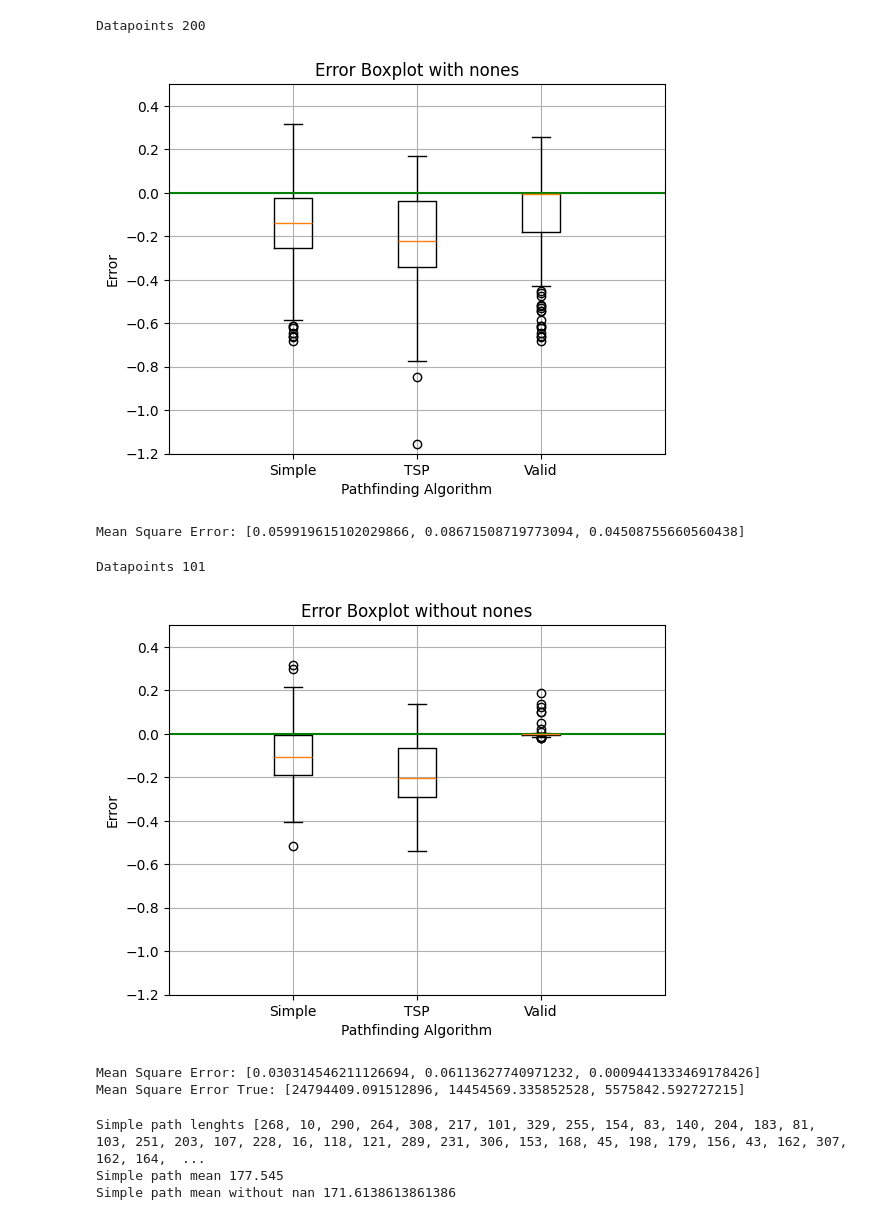
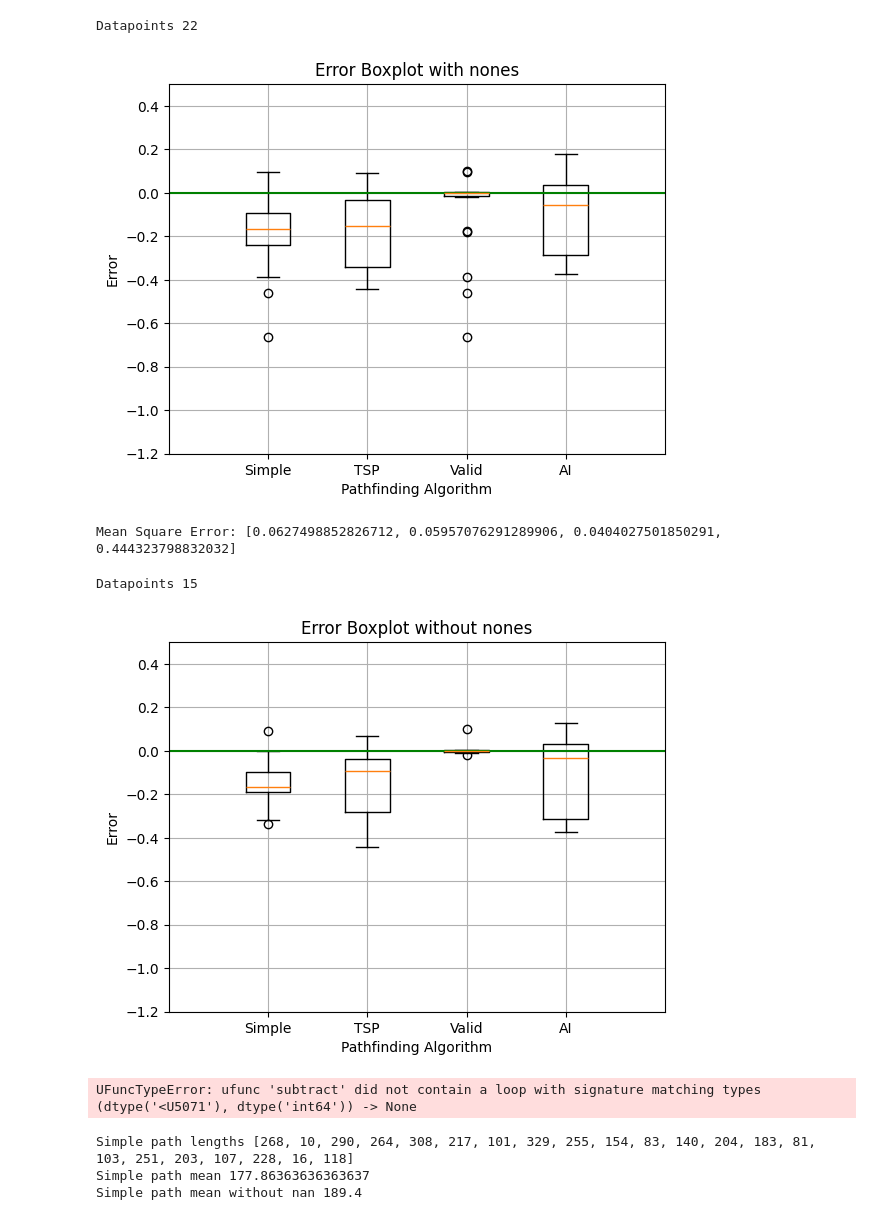
Before and after one commit to maximedrouhin/AI-Lab_Traveling-Salesman-Problem, a Jupyter notebook: statistic_analysis.ipynb, the cells around one changed output. Drawn from its saved outputs; the diff is of its cells as text; code cells hidden in the pictures.

Commit message:
added the AI model to a new evaluation script (copy of the algorythimc_solution script) and added time taken to the results file

```diff
--- a/statistic_analysis.ipynb
+++ b/statistic_analysis.ipynb
@@ -4,48 +4,48 @@ import pandas as pd
 import numpy as np
 # %%
 # Load the CSV file
-df = pd.read_csv('results/results_fin.csv')
+df = pd.read_csv('results/results4.csv')
 
 # Calculate the accuracy
 accuracy = {}
 
-for inx in ['simple_length','tsp_length','valid_length']:
+for inx in ['simple_length','tsp_length','valid_length','AI_prediction']:
     #accuracy[inx] = df['true_length'] / df[inx]
     accuracy[inx] = (df['true_length']-df[inx]) / df['true_length']
 # %%
 #analysis change nan to simple
 import matplotlib.pyplot as plt
 
 # Extract the accuracy values from the dictionary
 accuracy_values = []
 for key in accuracy:
     accuracy_values.append(list(accuracy[key]))
 
 
 
 for i in range(len(accuracy_values)):
     tmp=[]
     for j in range(len(accuracy_values[i])):
         if np.isnan(accuracy_values[i][j]):
             accuracy_values[i][j] = accuracy_values[0][j]
 
 print("Datapoints",len(accuracy_values[0]))
 # Plot the accuracy as a boxplot
-plt.boxplot(accuracy_values, labels=['Simple', 'TSP', 'Valid'])
+plt.boxplot(accuracy_values, labels=['Simple', 'TSP', 'Valid', 'AI'])
 
-plt.axis([0, 4, -1.2, 0.5])
+plt.axis([0, 5, -1.2, 0.5])
 plt.grid(True)
 plt.axhline(y=0, color='g')
 # Add labels and title
 plt.xlabel('Pathfinding Algorithm')
 plt.ylabel('Error')
 plt.title('Error Boxplot with nones')
 
 # Show the plot
 plt.show()
 # %% [output]
-Datapoints 200
+Datapoints 22
-[figure, old version]
+[figure, new version]
 # %%
 # Calculate the mean square error
 mse = []
@@ -59,7 +59,7 @@ for i in range(len(accuracy_values)):
 # Print the result
 print("Mean Square Error:", mse)
 # %% [output]
-Mean Square Error: [0.059919615102029866, 0.08671508719773094, 0.04508755660560438]
+Mean Square Error: [0.0627498852826712, 0.05957076291289906, 0.0404027501850291, 0.444323798832032]
 # %%
 #analysis delete nan values
 import matplotlib.pyplot as plt
@@ -69,10 +69,8 @@ accuracy_values_n = []
 for key in accuracy:
     accuracy_values_n.append(list(accuracy[key]))
 
-
-
+nones=[]
 for i in range(len(accuracy_values_n)):
-    nones=[]
     for j in range(len(accuracy_values_n[i])):
         if np.isnan(accuracy_values_n[i][j]):
             nones.append(j)
@@ -82,9 +80,9 @@ for i in range(len(accuracy_values_n)):
 
 print("Datapoints",len(accuracy_values_n[0]))
 # Plot the accuracy as a boxplot
-plt.boxplot(accuracy_values_n, labels=['Simple', 'TSP', 'Valid'])
+plt.boxplot(accuracy_values_n, labels=['Simple', 'TSP', 'Valid', 'AI'])
 
-plt.axis([0, 4, -1.2, 0.5])
+plt.axis([0, 5, -1.2, 0.5])
 plt.grid(True)
 plt.axhline(y=0, color='g')
 # Add labels and title
@@ -95,8 +93,8 @@ plt.title('Error Boxplot without nones')
 # Show the plot
 plt.show()
 # %% [output]
-Datapoints 101
+Datapoints 15
-[figure, old version]
+[figure, new version]
 # %%
 # Calculate the mean square error
 mse = []
@@ -116,8 +114,7 @@ for i in range(len(accuracy_values)):
 print("Mean Square Error:", mse)
 print("Mean Square Error True:", mse_true)
 # %% [output]
-Mean Square Error: [0.030314546211126694, 0.06113627740971232, 0.0009441333469178426]
-Mean Square Error True: [24794409.091512896, 14454569.335852528, 5575842.592727215]
+UFuncTypeError: ufunc 'subtract' did not contain a loop with signature matching types (dtype('<U5071'), dtype('int64')) -> None
 # %%
 lengths = []
 
@@ -129,9 +126,9 @@ print("Simple path mean",np.mean(lengths))
 lengths_not_nan = [x for j, x in enumerate(lengths) if j not in nones]
 print("Simple path mean without nan",np.mean(lengths_not_nan))
 # %% [output]
-Simple path lenghts [268, 10, 290, 264, 308, 217, 101, 329, 255, 154, 83, 140, 204, 183, 81, 103, 251, 203, 107, 228, 16, 118, 121, 289, 231, 306, 153, 168, 45, 198, 179, 156, 43, 162, 307, 162, 164,  ...
-Simple path mean 177.545
-Simple path mean without nan 171.6138613861386
+Simple path lengths [268, 10, 290, 264, 308, 217, 101, 329, 255, 154, 83, 140, 204, 183, 81, 103, 251, 203, 107, 228, 16, 118]
+Simple path mean 177.86363636363637
+Simple path mean without nan 189.4
 # %%
 plt.hist((lengths,lengths_not_nan), bins=20, alpha=0.5, label=('Lengths','lengths without nan'))
 plt.legend(loc='upper right')
```
Also changed, not shown: parts of 1 cell of this notebook, 3 other files.
